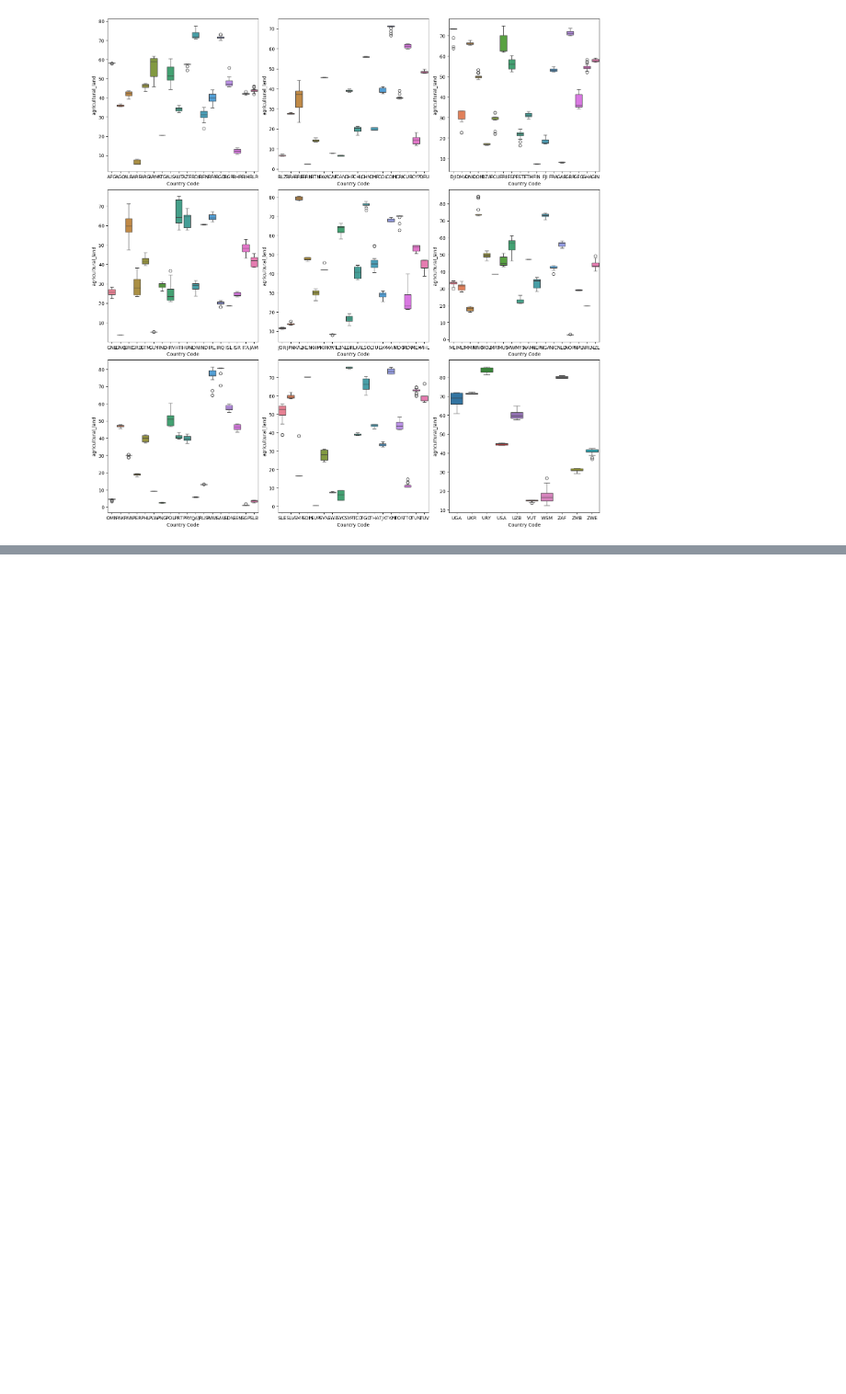
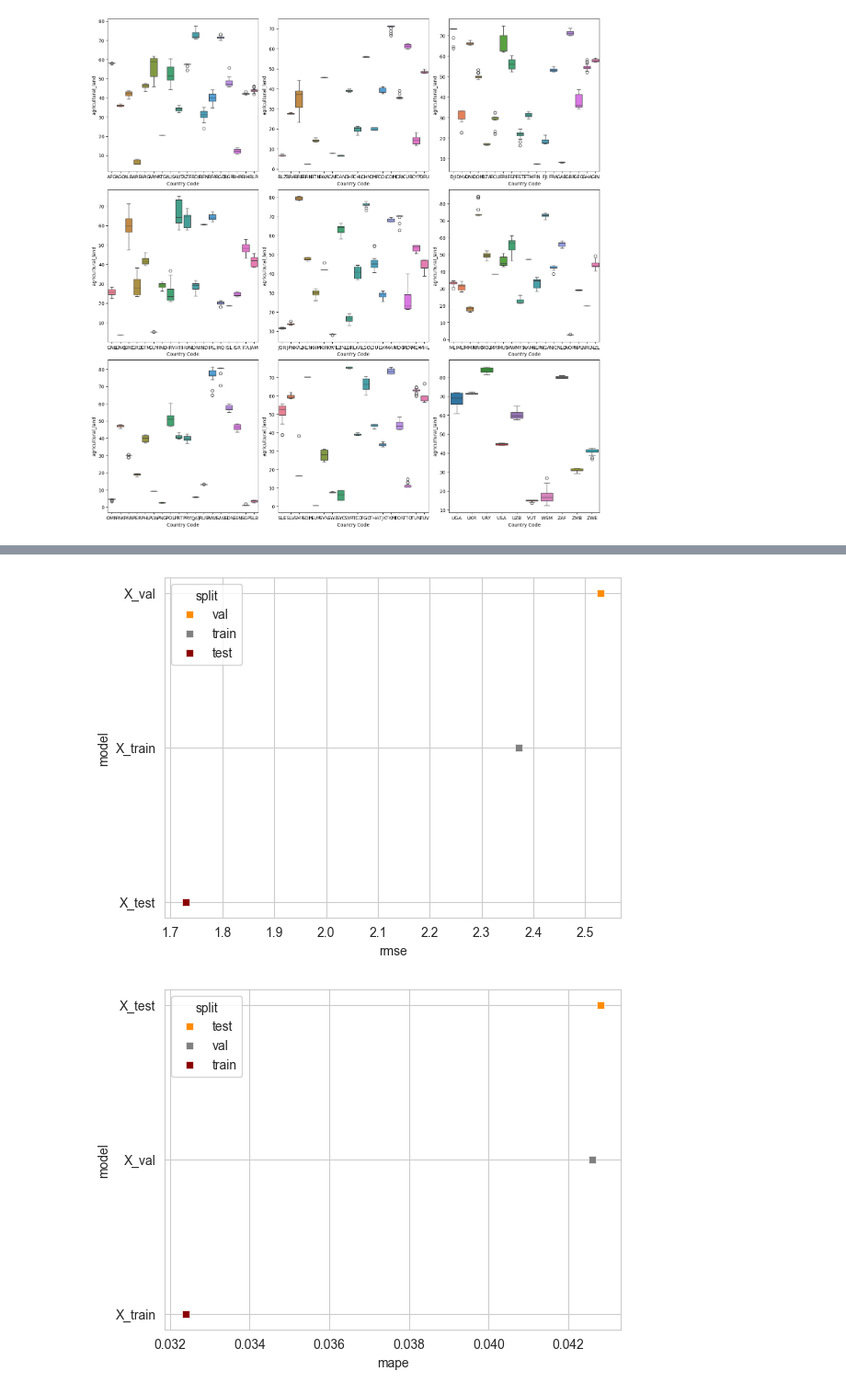
Before and after one commit to marcbarc19/DataScienceExam, a Jupyter notebook: agricultural_land-modelling.ipynb, the cells around one changed output, grey strips where cells are left out. Shown at 92% size. Saved outputs shown, nothing was run; the diff lists cells and outputs as text; code cells hidden in the pictures; blank space fills up the shorter version.

```diff
--- a/agricultural_land-modelling.ipynb
+++ b/agricultural_land-modelling.ipynb
@@ -576,3 +576,5 @@ plt.show()
+# %%
+agro = pd.read_csv('git_data/agricultural-modelling.csv')
 # %%
 #Dividing by contries
 countries = agro['Country Code'].unique()
@@ -666,0 +862,37 @@ KeyError: '0'
+# %%
+perf_df = pd.DataFrame(performances)
+# %%
+sns.set_style('whitegrid')
+sns.scatterplot(data=perf_df.sort_values(by='rmse', ascending=False),
+                y='model',
+                x='rmse',
+                marker='s',
+                hue='split', palette=['darkorange', 'grey', 'darkred'])
+plt.show()
+
+sns.set_style('whitegrid')
+sns.scatterplot(data=perf_df.sort_values(by='mape', ascending=False),
+                y='model',
+                x='mape',
+                marker='s',
+                hue='split', palette=['darkorange', 'grey', 'darkred'])
+plt.show()
+
+sns.set_style('whitegrid')
+sns.scatterplot(data=perf_df.sort_values(by='mae', ascending=False),
+                y='model',
+                x='mae',
+                marker='s',
+                hue='split', palette=['darkorange', 'grey', 'darkred'])
+plt.show()
+
+sns.set_style('whitegrid')
+sns.scatterplot(data=perf_df.sort_values(by='r2', ascending=False),
+                y='model',
+                x='r2',
+                marker='s',
+                hue='split', palette=['darkorange', 'grey', 'darkred'])
+plt.show()
+# %% [output]
+[figure, added]
+[figure, added]
```
Also changed, not shown: parts of 67 cells of this notebook, 2 other files.
